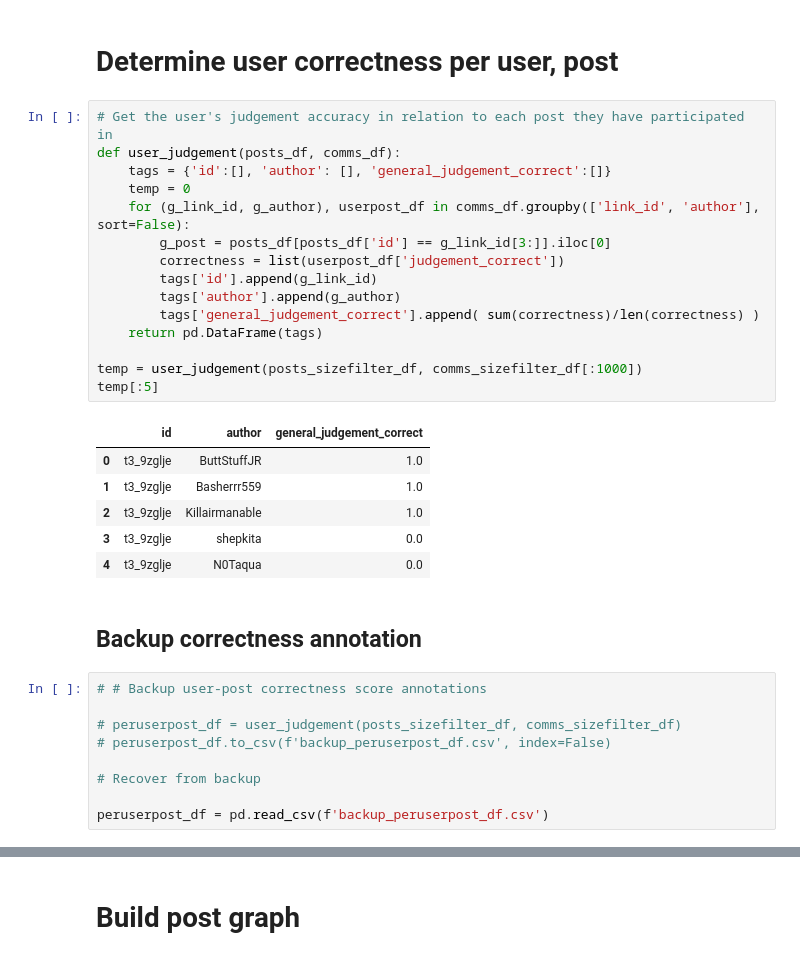
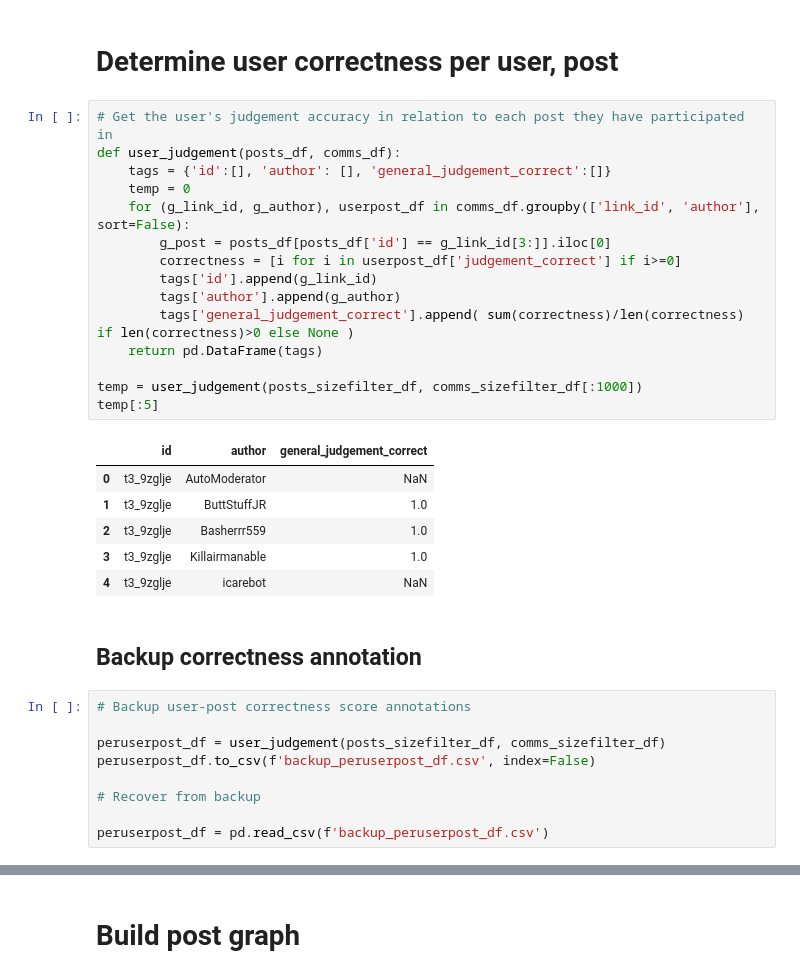
Before and after one commit to cephcyn/cornell_cs6742_a2, a Jupyter notebook: 01_metric_feasibility.ipynb, the cells around one changed output, grey strips where cells are left out. Drawn from its saved outputs; the diff is of its cells as text.

```diff
--- a/01_metric_feasibility.ipynb
+++ b/01_metric_feasibility.ipynb
@@ -386,32 +393,32 @@ posts_sizefilter_df.sort_values(by=['num_comments'], ascending=False)[:10][['tit
 # %%
 # Get the user's judgement accuracy in relation to each post they have participated in
 def user_judgement(posts_df, comms_df):
     tags = {'id':[], 'author': [], 'general_judgement_correct':[]}
     temp = 0
     for (g_link_id, g_author), userpost_df in comms_df.groupby(['link_id', 'author'], sort=False):
         g_post = posts_df[posts_df['id'] == g_link_id[3:]].iloc[0]
-        correctness = list(userpost_df['judgement_correct'])
+        correctness = [i for i in userpost_df['judgement_correct'] if i>=0]
         tags['id'].append(g_link_id)
         tags['author'].append(g_author)
-        tags['general_judgement_correct'].append( sum(correctness)/len(correctness) )
+        tags['general_judgement_correct'].append( sum(correctness)/len(correctness) if len(correctness)>0 else None )
     return pd.DataFrame(tags)
 
 temp = user_judgement(posts_sizefilter_df, comms_sizefilter_df[:1000])
 temp[:5]
 # %% [output]
 |  | id | author | general_judgement_correct |
-| 0 | t3_9zglje | ButtStuffJR | 1.0 |
-| 1 | t3_9zglje | Basherrr559 | 1.0 |
-| 2 | t3_9zglje | Killairmanable | 1.0 |
-| 3 | t3_9zglje | shepkita | 0.0 |
-| 4 | t3_9zglje | N0Taqua | 0.0 |
+| 0 | t3_9zglje | AutoModerator | NaN |
+| 1 | t3_9zglje | ButtStuffJR | 1.0 |
+| 2 | t3_9zglje | Basherrr559 | 1.0 |
+| 3 | t3_9zglje | Killairmanable | 1.0 |
+| 4 | t3_9zglje | icarebot | NaN |
 # %% [markdown]
 ## Backup correctness annotation
 # %%
-# # Backup user-post correctness score annotations
+# Backup user-post correctness score annotations
 
-# peruserpost_df = user_judgement(posts_sizefilter_df, comms_sizefilter_df)
-# peruserpost_df.to_csv(f'backup_peruserpost_df.csv', index=False)
+peruserpost_df = user_judgement(posts_sizefilter_df, comms_sizefilter_df)
+peruserpost_df.to_csv(f'backup_peruserpost_df.csv', index=False)
 
 # Recover from backup
 
```
Also changed, not shown: parts of 9 cells of this notebook.
